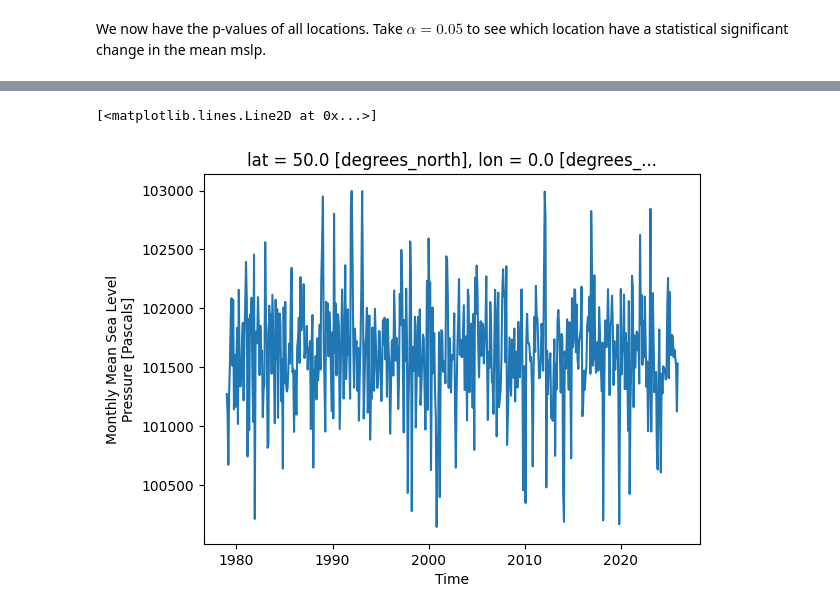
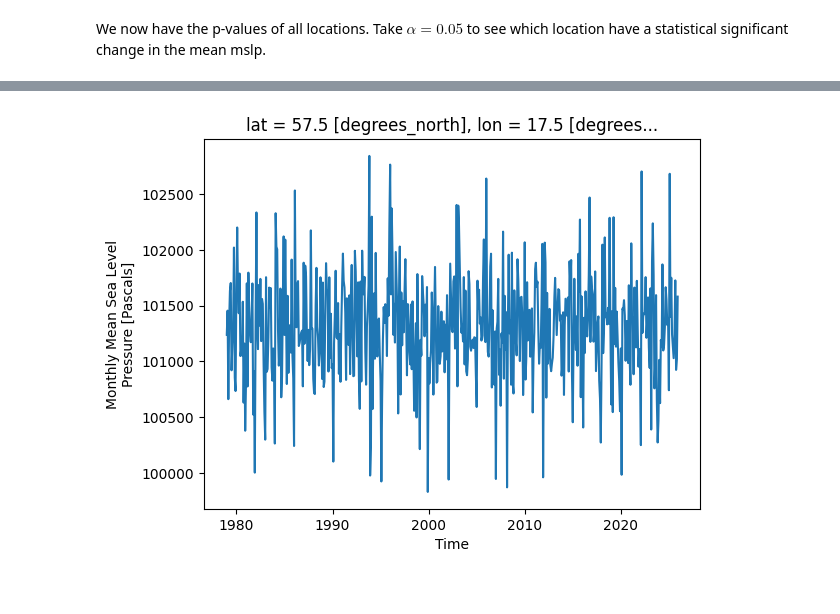
Before and after one commit to johanmon/Statistics, a Jupyter notebook: project/first.ipynb, the cells around one changed output, grey strips where cells are left out. Cells and saved outputs as stored; diff of their text form; code cells hidden in the pictures.

```diff
--- a/project/first.ipynb
+++ b/project/first.ipynb
@@ -367,2 +261,2 @@ Coordinates:
 # %%
-sig.sel(lat=73, method='nearest')
+stockholm = ds.sel(lat=57.5, lon=17.5,  method='nearest')
@@ -398,5 +283,5 @@ Coordinates:
 # %%
-ds.sel(lon=0, lat=50, method='nearest').mslp.plot()
+stockholm.mslp.plot()
+plt.savefig('stockholm-full.pdf')
 # %% [output]
-[<matplotlib.lines.Line2D at 0x...>]
-[figure, old version]
+[figure, new version]
```
Also changed, not shown: parts of 44 cells of this notebook, 25 other files.
